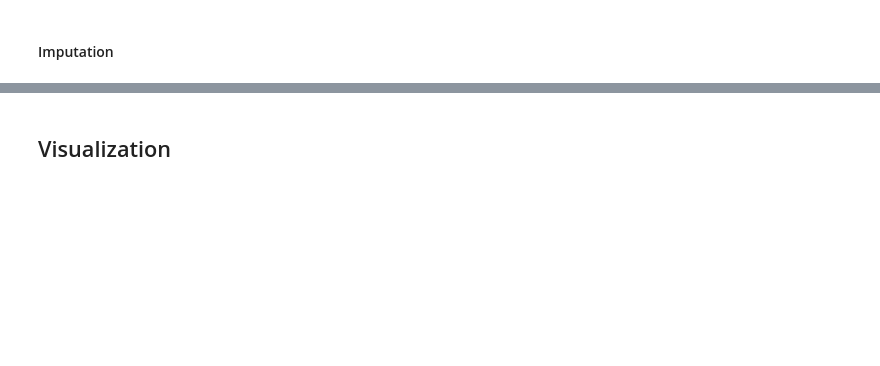
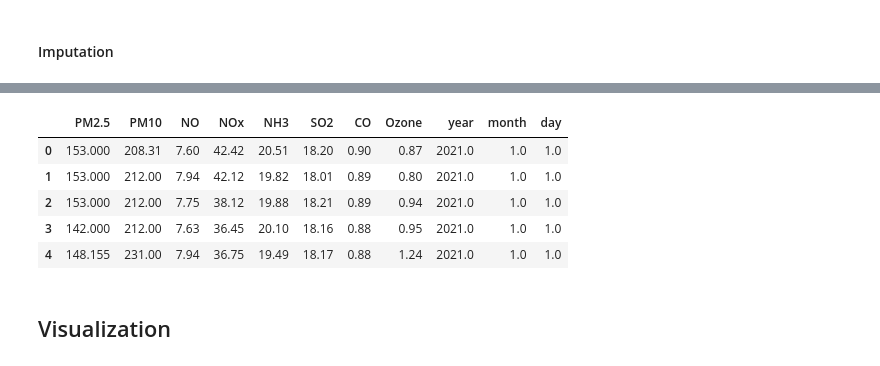
Before and after one commit to OmdenaAI/omdena-mumbai-chapter-air-quality, a Jupyter notebook: src/tasks/task-2-eda/worli_eda.ipynb, the cells around one changed output, grey strips where cells are left out. Drawn from its saved outputs; the diff is of its cells as text; code cells hidden in the pictures; blank space fills up the shorter version.

```diff
--- a/src/tasks/task-2-eda/worli_eda.ipynb
+++ b/src/tasks/task-2-eda/worli_eda.ipynb
@@ -184,2 +248,15 @@ Kalman Smoothing on Structural Time Series method is the best method among the m
+# %%
+#data for AQI calculation
+df_aqi = df[['PM2.5', 'PM10', 'NO',  'NOx', 'NH3', 'SO2', 'CO', 'Ozone',
+             'year', 'month','day']]
+# %%
+df_aqi.head()
+# %% [output]
+|  | PM2.5 | PM10 | NO | NOx | NH3 | SO2 | CO | Ozone | year | month | day |
+| 0 | 153.000 | 208.31 | 7.60 | 42.42 | 20.51 | 18.20 | 0.90 | 0.87 | 2021.0 | 1.0 | 1.0 |
+| 1 | 153.000 | 212.00 | 7.94 | 42.12 | 19.82 | 18.01 | 0.89 | 0.80 | 2021.0 | 1.0 | 1.0 |
+| 2 | 153.000 | 212.00 | 7.75 | 38.12 | 19.88 | 18.21 | 0.89 | 0.94 | 2021.0 | 1.0 | 1.0 |
+| 3 | 142.000 | 212.00 | 7.63 | 36.45 | 20.10 | 18.16 | 0.88 | 0.95 | 2021.0 | 1.0 | 1.0 |
+| 4 | 148.155 | 231.00 | 7.94 | 36.75 | 19.49 | 18.17 | 0.88 | 1.24 | 2021.0 | 1.0 | 1.0 |
 # %% [markdown]
 ## Visualization
```
Also changed, not shown: parts of 23 cells of this notebook.
